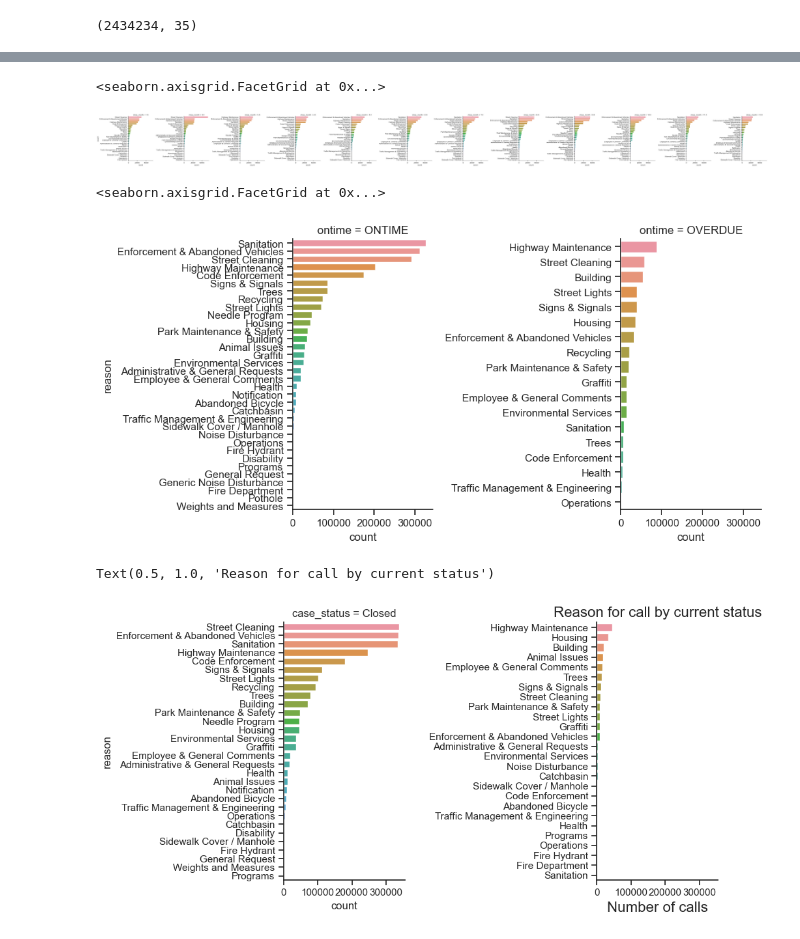
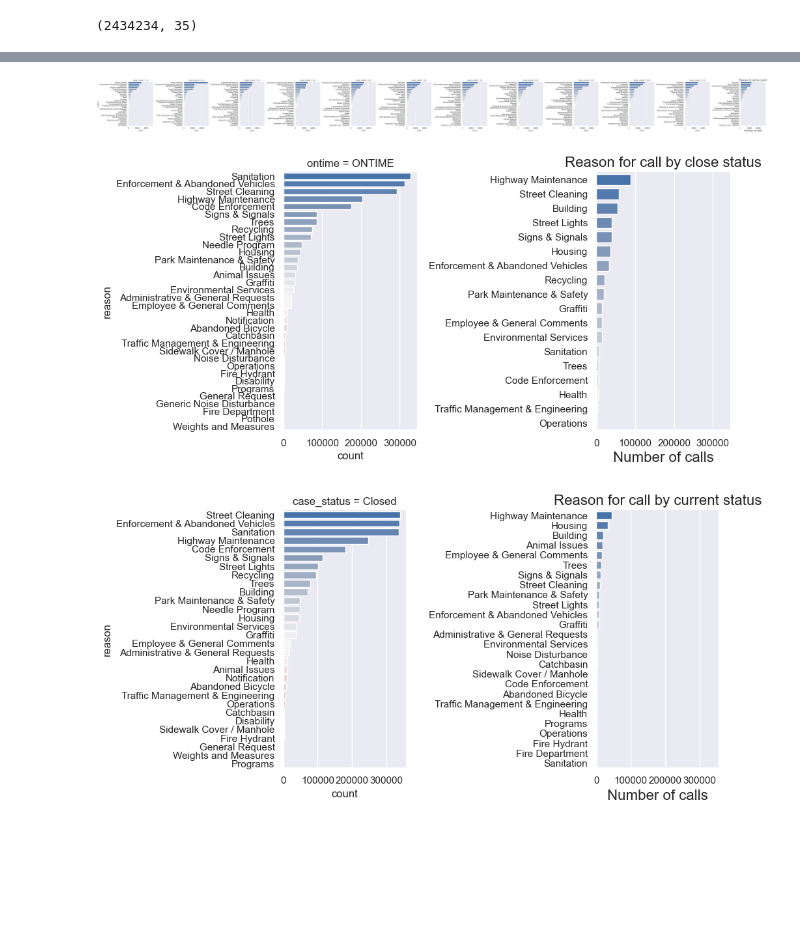
Before and after one commit to georgetown-analytics/boston-311, a Jupyter notebook: 02 code/EDA for 311 data.ipynb, the cells around one changed output, grey strips where cells are left out. Saved outputs shown, nothing was run; the diff lists cells and outputs as text; code cells hidden in the pictures; blank space fills up the shorter version.

```diff
--- a/02 code/EDA for 311 data.ipynb
+++ b/02 code/EDA for 311 data.ipynb
@@ -203,12 +207,14 @@ df_ontime  = df_311.groupby("close_year")['ontime'].value_counts(dropna =True).s
 
 # set a viz theme
 sns.set_theme(style="ticks")
+sns.set_theme(style="darkgrid")
 
 # plot cases by year
 sns.lineplot(x="close_year"
              , y="count"
              , hue="ontime"
-             , data=df_ontime)
+             , data=df_ontime
+             , palette="vlag")
 
 plt.xlabel('Year', fontsize=16)
 plt.ylabel('Number of Calls', fontsize=16)
@@ -230,34 +234,38 @@ pandas.core.frame.DataFrame
 # %%
+sns.set_theme(style="darkgrid")
+
 sns.catplot(
     data=monthly_calls.loc[monthly_calls['count'] > 100].sort_values(by = 'count', ascending=False), x="count", y="reason", col="close_month",
-    kind="bar", sharey = False
+    kind="bar", sharey = False, palette="vlag"
 )
 plt.xlabel('Number of calls', fontsize=16)
 plt.title("Reason for call by month", size='16');
 # %% [output]
-<seaborn.axisgrid.FacetGrid at 0x...>
-[figure, old version]
+[figure, new version]
 # %%
 ontime_calls = df_311.groupby("ontime")['reason'].value_counts(dropna =False).sort_index().reset_index(name="count")
+
+sns.set_theme(style="darkgrid")
+
 sns.catplot(
     data=ontime_calls.loc[ontime_calls['count'] > 500].sort_values(by = 'count', ascending=False), x="count", y="reason", col="ontime",
-    kind="bar", sharey = False
+    kind="bar", sharey = False, palette="vlag"
 )
 
 plt.xlabel('Number of calls', fontsize=16)
 plt.title("Reason for call by close status", size='16');
 # %% [output]
-<seaborn.axisgrid.FacetGrid at 0x...>
-[figure, old version]
+[figure, new version]
 # %%
 status = df_311.groupby("reason")['case_status'].value_counts(dropna =False).sort_index().reset_index(name="count")
+sns.set_theme(style="darkgrid")
+
 sns.catplot(
     data=status.loc[status['count'] > 500].sort_values(by = 'count', ascending=False), x="count", y="reason", col="case_status",
-    kind="bar", sharey = False
+    kind="bar", sharey = False, palette="vlag"
 )
 
 plt.xlabel('Number of calls', fontsize=16)
 plt.title("Reason for call by current status", size='16');
 # %% [output]
-Text(0.5, 1.0, 'Reason for call by current status')
-[figure, old version]
+[figure, new version]
```
Also changed, not shown: parts of 12 cells of this notebook.
